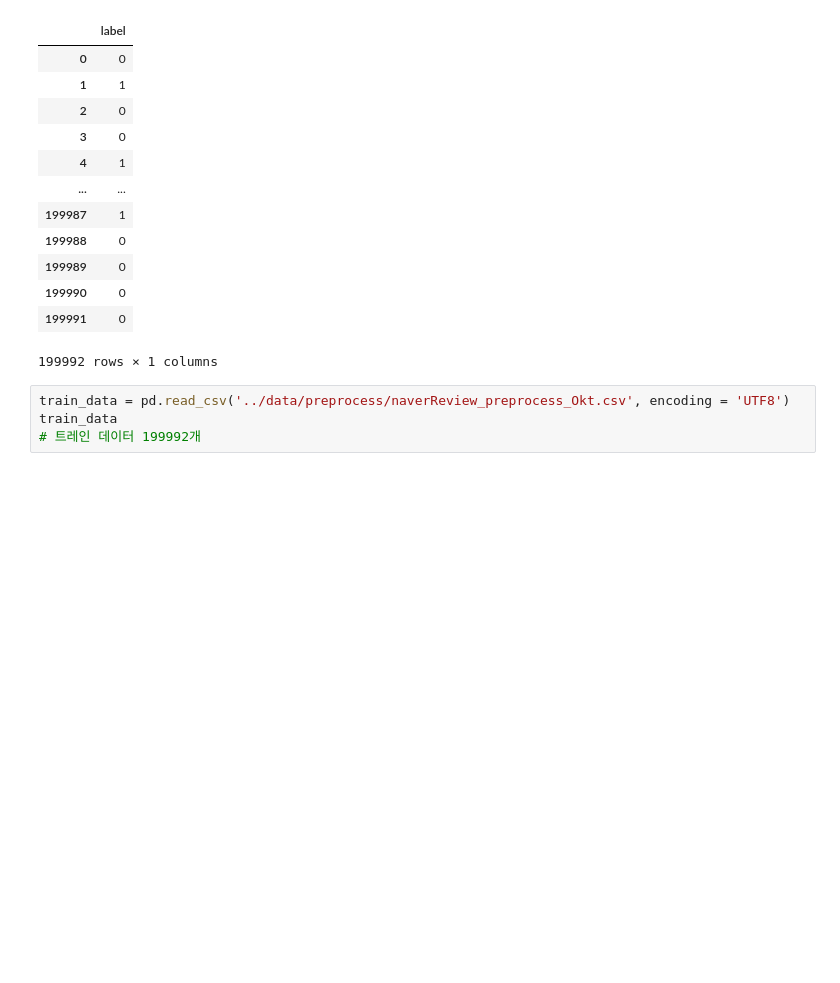
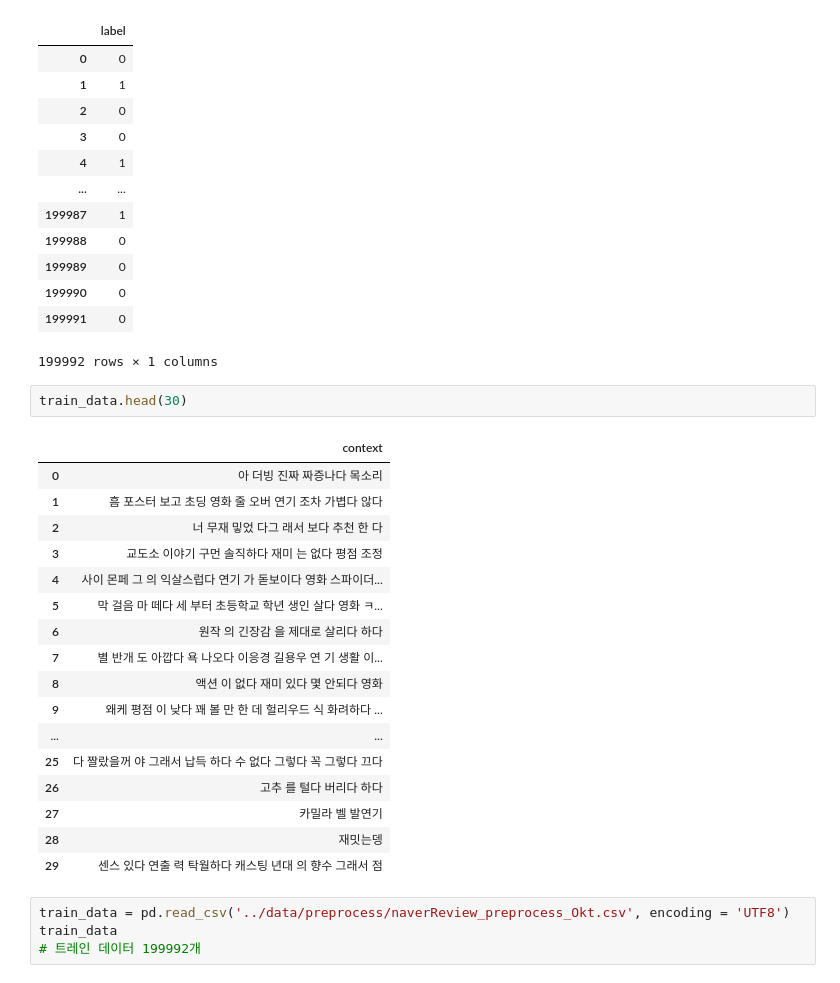
Before and after one commit to seongmin-97/NLP_AndroidApp, a Jupyter notebook: model/Word2Vec_Logistic_model.ipynb, the cells around one changed output. Cells and saved outputs as stored; diff of their text form; blank space fills up the shorter version.

```diff
--- a/model/Word2Vec_Logistic_model.ipynb
+++ b/model/Word2Vec_Logistic_model.ipynb
@@ -23,6 +23,26 @@ label_data
 | 199990 | 0 |
 | 199991 | 0 |
 199992 rows × 1 columns
+# %%
+train_data.head(30)
+# %% [output]
+|  | context |
+| 0 | 아 더빙 진짜 짜증나다 목소리 |
+| 1 | 흠 포스터 보고 초딩 영화 줄 오버 연기 조차 가볍다 않다 |
+| 2 | 너 무재 밓었 다그 래서 보다 추천 한 다 |
+| 3 | 교도소 이야기 구먼 솔직하다 재미 는 없다 평점 조정 |
+| 4 | 사이 몬페 그 의 익살스럽다 연기 가 돋보이다 영화 스파이더... |
+| 5 | 막 걸음 마 떼다 세 부터 초등학교 학년 생인 살다 영화 ㅋ... |
+| 6 | 원작 의 긴장감 을 제대로 살리다 하다 |
+| 7 | 별 반개 도 아깝다 욕 나오다 이응경 길용우 연 기 생활 이... |
+| 8 | 액션 이 없다 재미 있다 몇 안되다 영화 |
+| 9 | 왜케 평점 이 낮다 꽤 볼 만 한 데 헐리우드 식 화려하다 ... |
+| ... | ... |
+| 25 | 다 짤랐을꺼 야 그래서 납득 하다 수 없다 그렇다 꼭 그렇다 끄다 |
+| 26 | 고추 를 털다 버리다 하다 |
+| 27 | 카밀라 벨 발연기 |
+| 28 | 재밋는뎅 |
+| 29 | 센스 있다 연출 력 탁월하다 캐스팅 년대 의 향수 그래서 점 |
 # %%
 train_data = pd.read_csv('../data/preprocess/naverReview_preprocess_Okt.csv', encoding = 'UTF8')
 train_data
```
Also changed, not shown: parts of 15 cells of this notebook, 1 other file.
